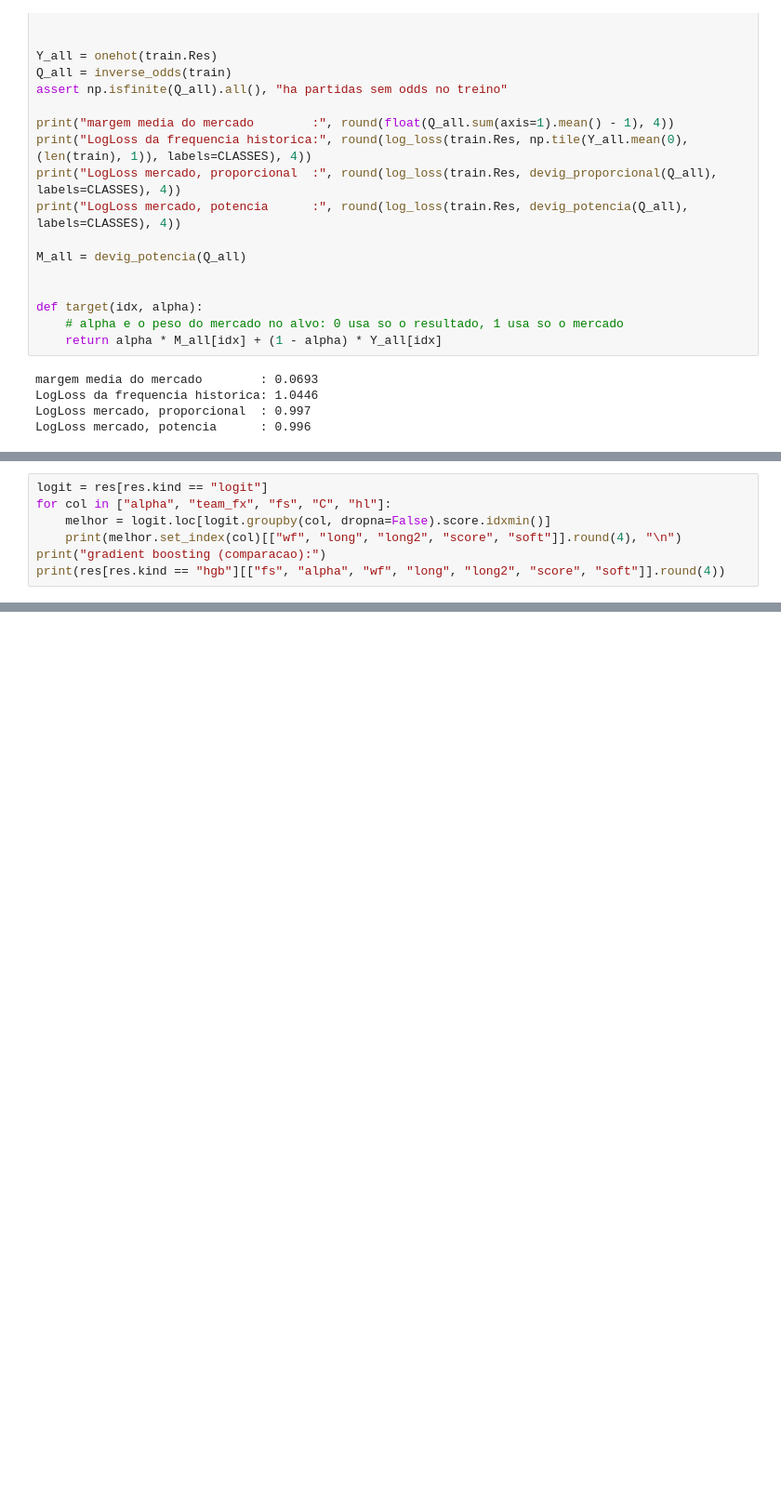
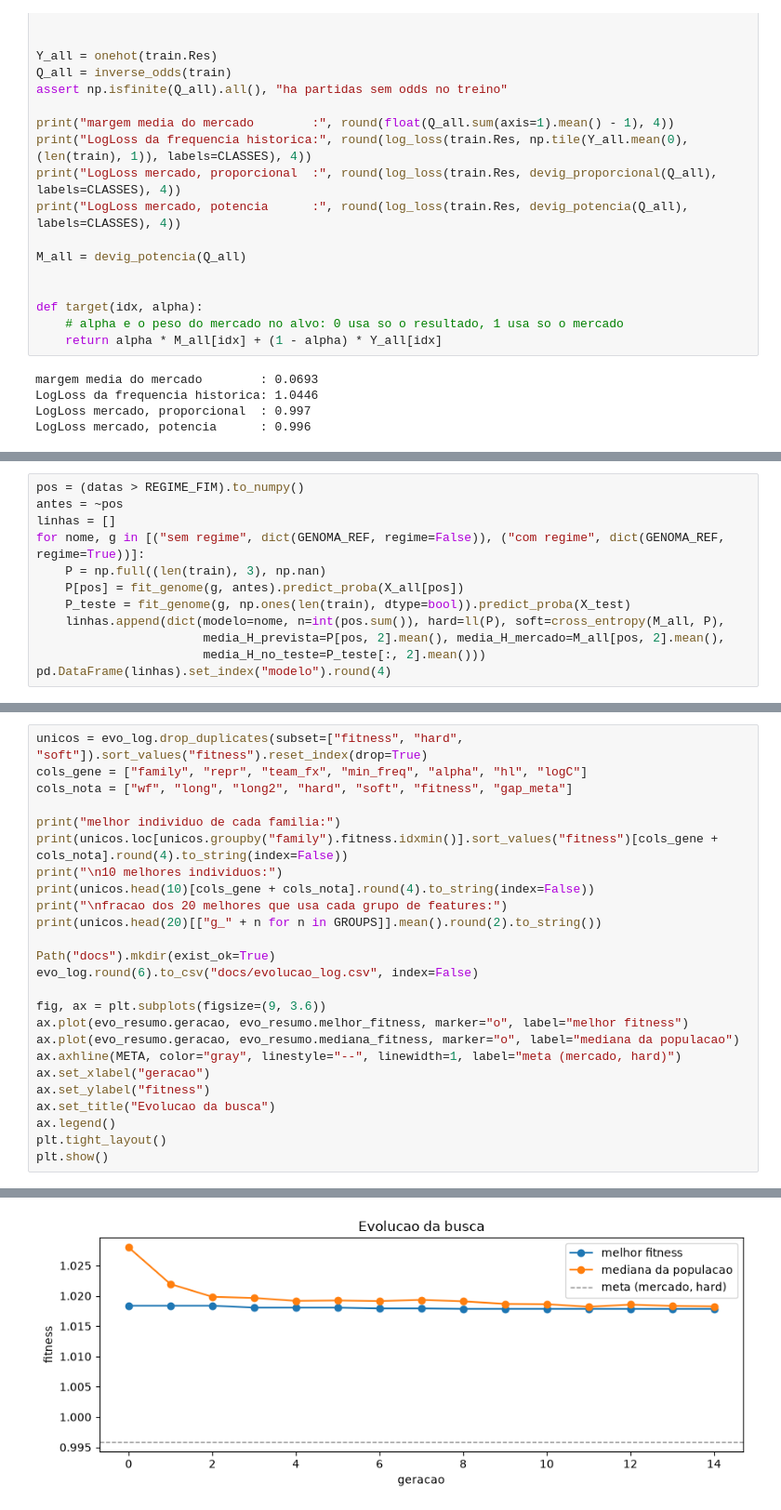
Before and after one commit to negri11/Campeonato-Inteli-M-dulo-3-2026, a Jupyter notebook: brasileirao_probabilidades.ipynb, the cells around one changed output, grey strips where cells are left out. Shown at 93% size. Saved outputs shown, nothing was run; the diff lists cells and outputs as text; blank space fills up the shorter version.

```diff
--- a/brasileirao_probabilidades.ipynb
+++ b/brasileirao_probabilidades.ipynb
@@ -403,7 +165,0 @@ As tabelas abaixo isolam o efeito de cada decisão, olhando a melhor configuraç
-# %%
-logit = res[res.kind == "logit"]
-for col in ["alpha", "team_fx", "fs", "C", "hl"]:
-    melhor = logit.loc[logit.groupby(col, dropna=False).score.idxmin()]
-    print(melhor.set_index(col)[["wf", "long", "long2", "score", "soft"]].round(4), "\n")
-print("gradient boosting (comparacao):")
-print(res[res.kind == "hgb"][["fs", "alpha", "wf", "long", "long2", "score", "soft"]].round(4))
@@ -638,0 +576,12 @@ Tem uma tensão que vale deixar registrada. A vantagem do mandante caiu nas temp
+# %%
+pos = (datas > REGIME_FIM).to_numpy()
+antes = ~pos
+linhas = []
+for nome, g in [("sem regime", dict(GENOMA_REF, regime=False)), ("com regime", dict(GENOMA_REF, regime=True))]:
+    P = np.full((len(train), 3), np.nan)
+    P[pos] = fit_genome(g, antes).predict_proba(X_all[pos])
+    P_teste = fit_genome(g, np.ones(len(train), dtype=bool)).predict_proba(X_test)
+    linhas.append(dict(modelo=nome, n=int(pos.sum()), hard=ll(P), soft=cross_entropy(M_all, P),
+                       media_H_prevista=P[pos, 2].mean(), media_H_mercado=M_all[pos, 2].mean(),
+                       media_H_no_teste=P_teste[:, 2].mean()))
+pd.DataFrame(linhas).set_index("modelo").round(4)
@@ -638,0 +732,26 @@ Tem uma tensão que vale deixar registrada. A vantagem do mandante caiu nas temp
+# %%
+unicos = evo_log.drop_duplicates(subset=["fitness", "hard", "soft"]).sort_values("fitness").reset_index(drop=True)
+cols_gene = ["family", "repr", "team_fx", "min_freq", "alpha", "hl", "logC"]
+cols_nota = ["wf", "long", "long2", "hard", "soft", "fitness", "gap_meta"]
+
+print("melhor individuo de cada familia:")
+print(unicos.loc[unicos.groupby("family").fitness.idxmin()].sort_values("fitness")[cols_gene + cols_nota].round(4).to_string(index=False))
+print("\n10 melhores individuos:")
+print(unicos.head(10)[cols_gene + cols_nota].round(4).to_string(index=False))
+print("\nfracao dos 20 melhores que usa cada grupo de features:")
+print(unicos.head(20)[["g_" + n for n in GROUPS]].mean().round(2).to_string())
+
+Path("docs").mkdir(exist_ok=True)
+evo_log.round(6).to_csv("docs/evolucao_log.csv", index=False)
+
+fig, ax = plt.subplots(figsize=(9, 3.6))
+ax.plot(evo_resumo.geracao, evo_resumo.melhor_fitness, marker="o", label="melhor fitness")
+ax.plot(evo_resumo.geracao, evo_resumo.mediana_fitness, marker="o", label="mediana da populacao")
+ax.axhline(META, color="gray", linestyle="--", linewidth=1, label="meta (mercado, hard)")
+ax.set_xlabel("geracao")
+ax.set_ylabel("fitness")
+ax.set_title("Evolucao da busca")
+ax.legend()
+plt.tight_layout()
+plt.show()
+# %% [output]
@@ -638,0 +775 @@ Tem uma tensão que vale deixar registrada. A vantagem do mandante caiu nas temp
+[figure, added]
```
Also changed, not shown: parts of 53 cells of this notebook, 4 other files.
